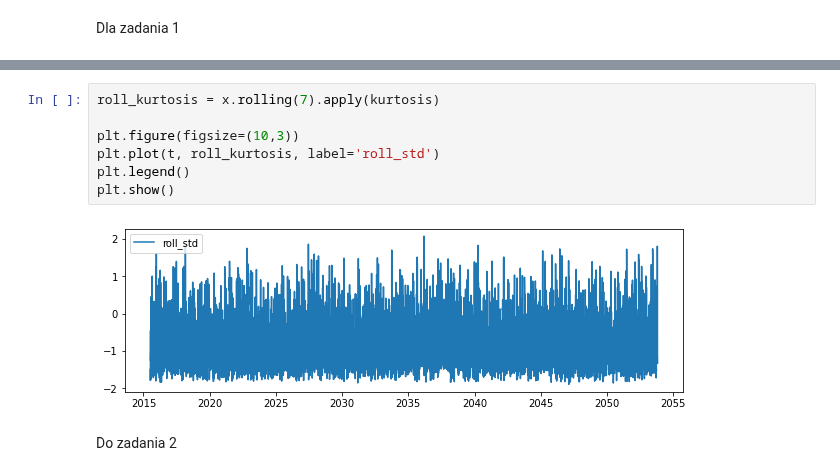
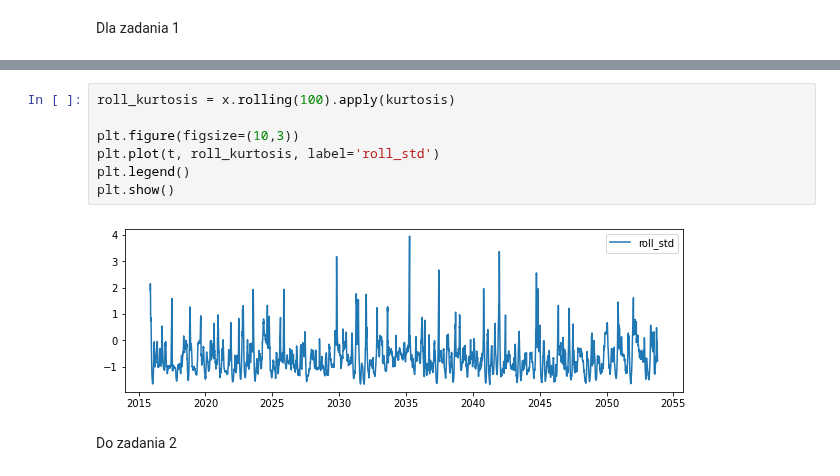
Before and after one commit to 11jolek11/BigData, a Jupyter notebook: List4.ipynb, the cells around one changed output, grey strips where cells are left out. Cells and saved outputs as stored; diff of their text form.

```diff
--- a/List4.ipynb
+++ b/List4.ipynb
@@ -188,12 +188,12 @@ plt.show()
 # %%
-roll_kurtosis = x.rolling(7).apply(kurtosis)
+roll_kurtosis = x.rolling(100).apply(kurtosis)
 
 plt.figure(figsize=(10,3))
 plt.plot(t, roll_kurtosis, label='roll_std')
 plt.legend()
 plt.show()
 # %% [output]
-[figure, old version]
+[figure, new version]
 # %% [markdown]
 Do zadania 2
 # %%
```
Also changed, not shown: parts of 21 cells of this notebook.
